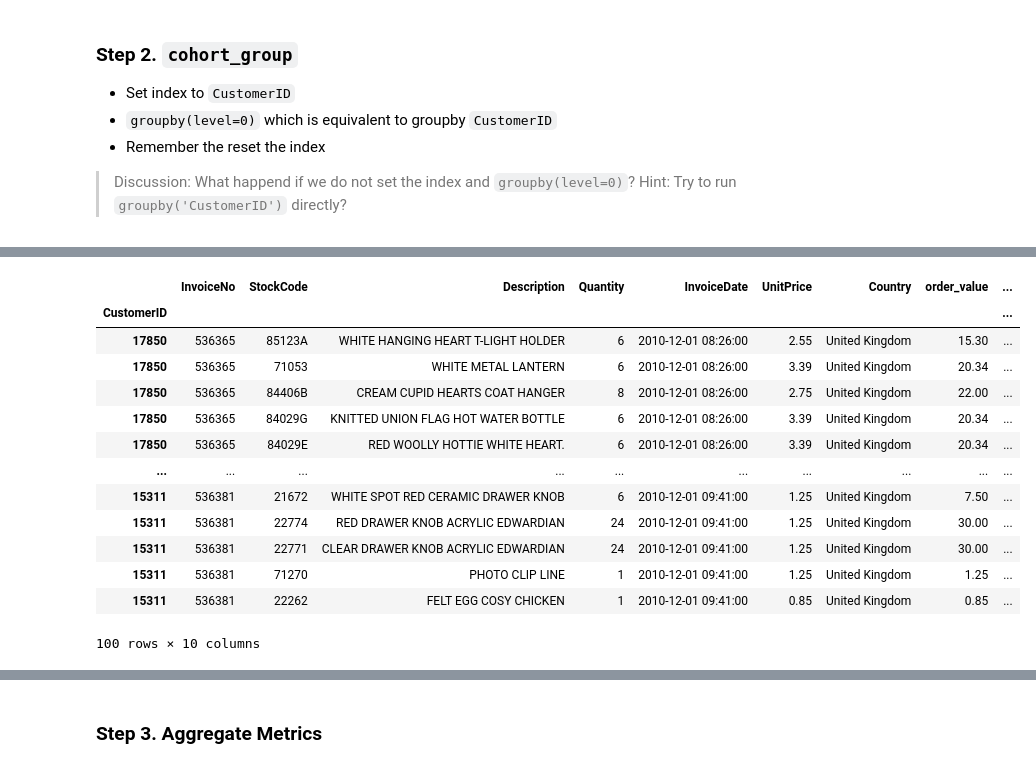
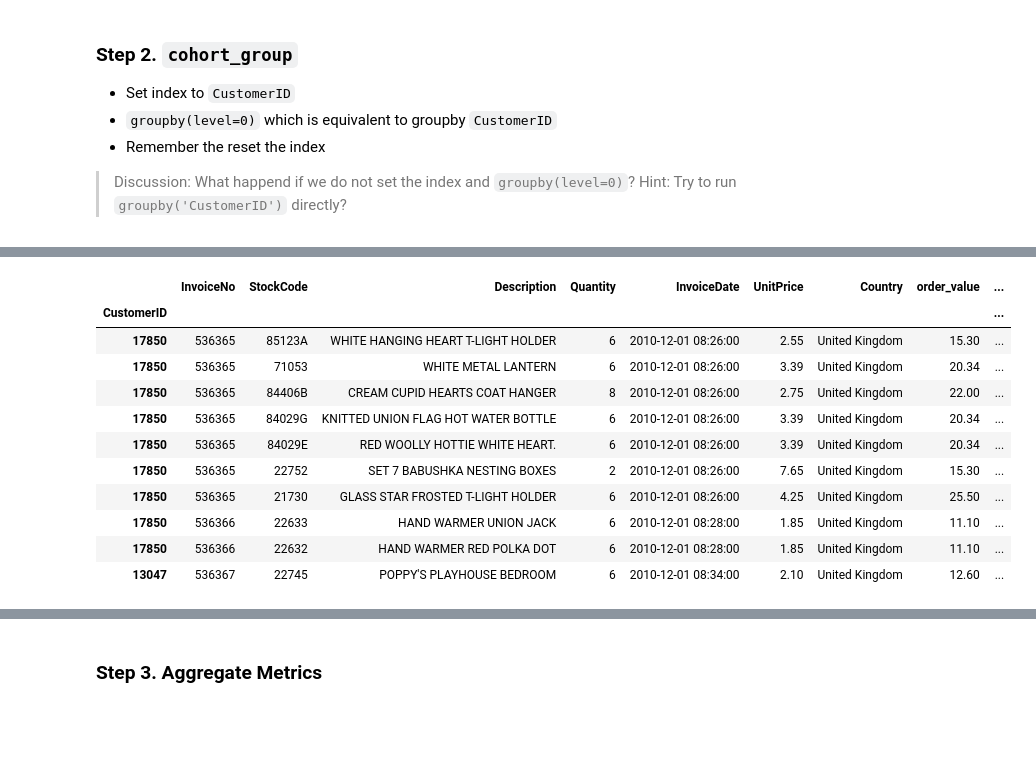
Before and after one commit to nguyentrituan/portfolio_data_science, a Jupyter notebook: Segmentation/01_OnlineRetail_Cohort.ipynb, the cells around one changed output, grey strips where cells are left out. Drawn from its saved outputs; the diff is of its cells as text; code cells hidden in the pictures; blank space fills up the shorter version.

```diff
--- a/Segmentation/01_OnlineRetail_Cohort.ipynb
+++ b/Segmentation/01_OnlineRetail_Cohort.ipynb
@@ -268,23 +268,21 @@ df2.head()
 # %%
 # TODO_05: From the code below, how the cohort_group is defined?
 # df2['cohort_group'] = df2.groupby(level=0)['InvoiceDate'].min().apply(lambda x: x.strftime('%Y-%m'))
 df2['cohort_group'] = df2.groupby(level=0)['InvoiceDate'].min().apply(lambda x: x.strftime('%Y-%m'))
-df2.head(100)
+df2.head(10)
 # %% [output]
 |  | InvoiceNo | StockCode | Description | Quantity | InvoiceDate | UnitPrice | Country | order_value | ... |
 | CustomerID |  |  |  |  |  |  |  |  | ... |
 | 17850 | 536365 | 85123A | WHITE HANGING HEART T-LIGHT HOLDER | 6 | 2010-12-01 08:26:00 | 2.55 | United Kingdom | 15.30 | ... |
 | 17850 | 536365 | 71053 | WHITE METAL LANTERN | 6 | 2010-12-01 08:26:00 | 3.39 | United Kingdom | 20.34 | ... |
 | 17850 | 536365 | 84406B | CREAM CUPID HEARTS COAT HANGER | 8 | 2010-12-01 08:26:00 | 2.75 | United Kingdom | 22.00 | ... |
 | 17850 | 536365 | 84029G | KNITTED UNION FLAG HOT WATER BOTTLE | 6 | 2010-12-01 08:26:00 | 3.39 | United Kingdom | 20.34 | ... |
 | 17850 | 536365 | 84029E | RED WOOLLY HOTTIE WHITE HEART. | 6 | 2010-12-01 08:26:00 | 3.39 | United Kingdom | 20.34 | ... |
-| ... | ... | ... | ... | ... | ... | ... | ... | ... | ... |
-| 15311 | 536381 | 21672 | WHITE SPOT RED CERAMIC DRAWER KNOB | 6 | 2010-12-01 09:41:00 | 1.25 | United Kingdom | 7.50 | ... |
-| 15311 | 536381 | 22774 | RED DRAWER KNOB ACRYLIC EDWARDIAN | 24 | 2010-12-01 09:41:00 | 1.25 | United Kingdom | 30.00 | ... |
-| 15311 | 536381 | 22771 | CLEAR DRAWER KNOB ACRYLIC EDWARDIAN | 24 | 2010-12-01 09:41:00 | 1.25 | United Kingdom | 30.00 | ... |
-| 15311 | 536381 | 71270 | PHOTO CLIP LINE | 1 | 2010-12-01 09:41:00 | 1.25 | United Kingdom | 1.25 | ... |
-| 15311 | 536381 | 22262 | FELT EGG COSY CHICKEN | 1 | 2010-12-01 09:41:00 | 0.85 | United Kingdom | 0.85 | ... |
+| 17850 | 536365 | 22752 | SET 7 BABUSHKA NESTING BOXES | 2 | 2010-12-01 08:26:00 | 7.65 | United Kingdom | 15.30 | ... |
+| 17850 | 536365 | 21730 | GLASS STAR FROSTED T-LIGHT HOLDER | 6 | 2010-12-01 08:26:00 | 4.25 | United Kingdom | 25.50 | ... |
+| 17850 | 536366 | 22633 | HAND WARMER UNION JACK | 6 | 2010-12-01 08:28:00 | 1.85 | United Kingdom | 11.10 | ... |
+| 17850 | 536366 | 22632 | HAND WARMER RED POLKA DOT | 6 | 2010-12-01 08:28:00 | 1.85 | United Kingdom | 11.10 | ... |
+| 13047 | 536367 | 22745 | POPPY'S PLAYHOUSE BEDROOM | 6 | 2010-12-01 08:34:00 | 2.10 | United Kingdom | 12.60 | ... |
-100 rows × 10 columns
 # %%
 df2.reset_index(inplace=True)
 df2.head()
```
Also changed, not shown: parts of 11 cells of this notebook, 2 other files.
